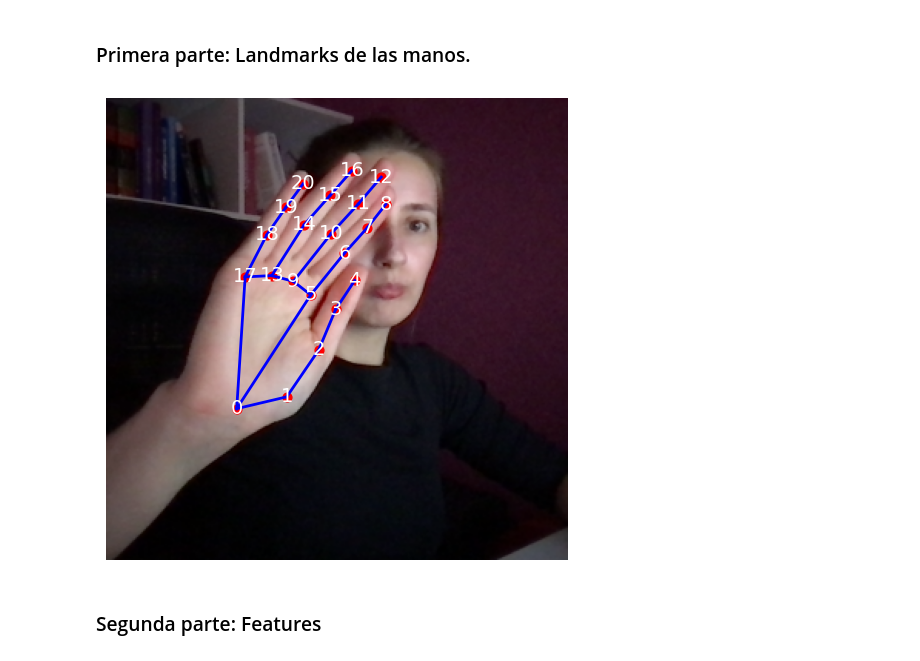
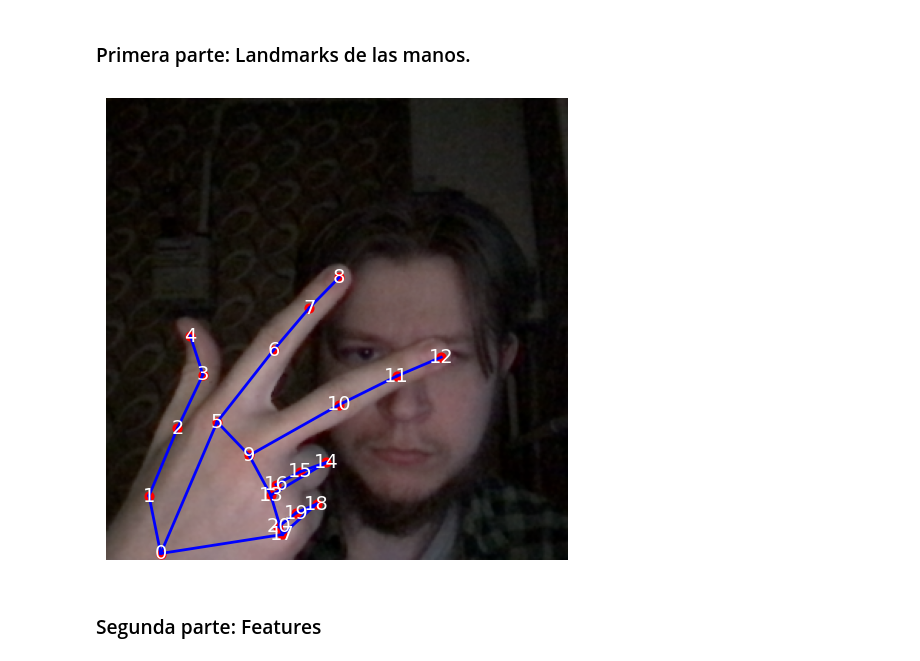
Before and after one commit to DiogoFabricioAG/Pull-Test, a Jupyter notebook: DCCachipun/DCCachipun.ipynb, the cells around one changed output. Cells and saved outputs as stored; diff of their text form; code cells hidden in the pictures.

```diff
--- a/DCCachipun/DCCachipun.ipynb
+++ b/DCCachipun/DCCachipun.ipynb
@@ -136,35 +136,35 @@ def imprimir_landmarks(subdataset: str, label: str, image_name: str):
     with mp_hands.Hands(static_image_mode=True, max_num_hands=1) as hands:
         results = hands.process(img_rgb)
 
     hand_landmarks = results.multi_hand_landmarks[0]
 ### Debes encontrar una forma de procesar las coordenadas X, Y y las conexiones de las manos (Hand Connections)
     x = [landmark.x for landmark in hand_landmarks.landmark]
     y = [landmark.y for landmark in hand_landmarks.landmark]
 
     # Obtener las conexiones de las manos de MediaPipe
     hand_connections = mp_hands.HAND_CONNECTIONS
 ### Ploteo de las coordenadas + landmarks.
     plt.figure(figsize=(6,6))
     plt.imshow(img_rgb)
     plt.axis("off")
 
     for (i, j) in hand_connections:
         plt.plot(
             [x[i] * img_rgb.shape[1], x[j] * img_rgb.shape[1]],
             [y[i] * img_rgb.shape[0], y[j] * img_rgb.shape[0]],
             c="blue", linewidth=2
         )
 
     for i, (xi, yi) in enumerate(zip(x, y)):
         plt.scatter(xi * img_rgb.shape[1], yi * img_rgb.shape[0], c="red", s=40)
         plt.text(xi * img_rgb.shape[1], yi * img_rgb.shape[0], str(i),
                  fontsize=14, color="white", ha="center", va="center")
 
     plt.show()
 
-imprimir_landmarks("test","paper","nasmi_347.png")
+imprimir_landmarks("train","scissors","glu_537.png")
 # %% [output]
-[figure, old version]
+[figure, new version]
 # %% [markdown]
 ### Segunda parte: Features
 # %%
```
Also changed, not shown: parts of 7 cells of this notebook.
